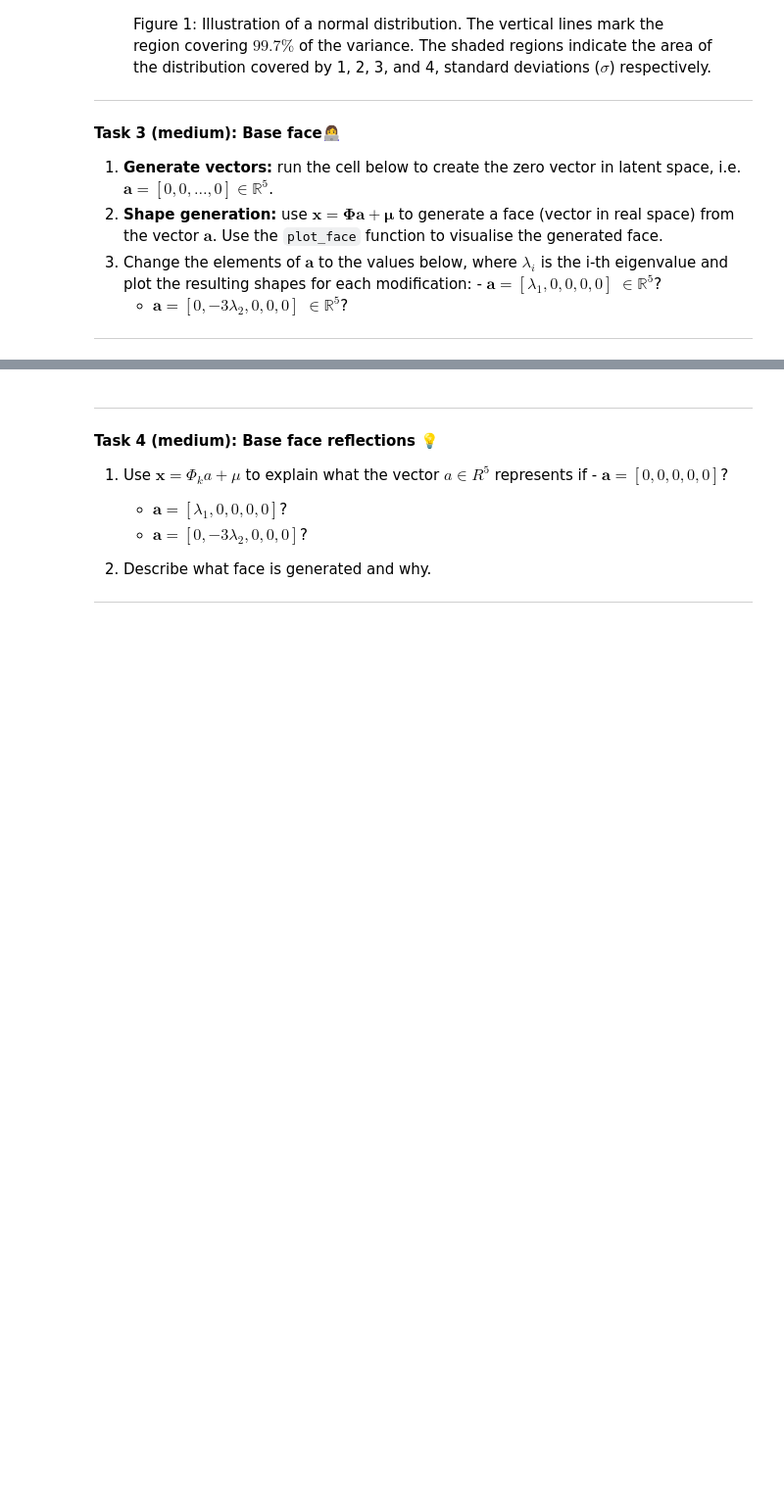
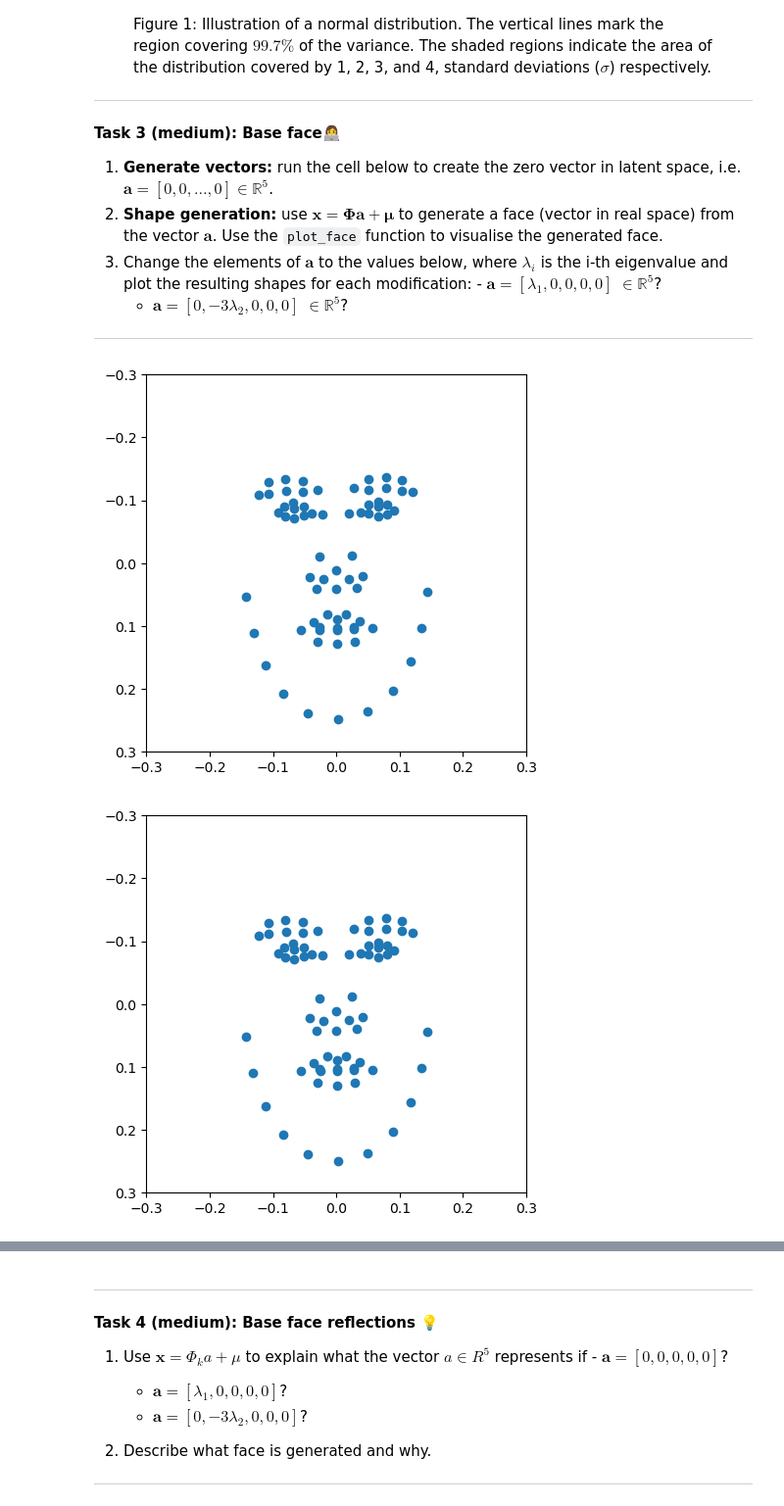
Before and after one commit to nselpriv/ml-assignment-2, a Jupyter notebook: W11/02-shape_generation.ipynb, the cells around one changed output, grey strips where cells are left out. Shown at 98% size. Drawn from its saved outputs; the diff is of its cells as text; code cells hidden in the pictures; blank space fills up the shorter version.

```diff
--- a/W11/02-shape_generation.ipynb
+++ b/W11/02-shape_generation.ipynb
@@ -221,4 +274,20 @@ area of the distribution covered by 1, 2, 3, and 4, standard deviations
 # %%
 a = np.array([0,0,0,0,0])
 
-# Write your implementation here.
+a_2 = np.array([val[0],0,0,0,0])
+
+a_3 = np.array([0,-3*val[1],0,0,0])
+
+a_4 = np.array([0,-5,0,0,0])
+
+def plot_face_transform(data):
+    transformed = np.dot(comp[:, :5], data) + mu
+    plot_face(transformed)
+
+plot_face_transform(a)
+plot_face_transform(a_2)
+plot_face_transform(a_3)
+plot_face_transform(a_4)
+# %% [output]
+[figure, added]
+[figure, added]
```
Also changed, not shown: parts of 8 cells of this notebook.
